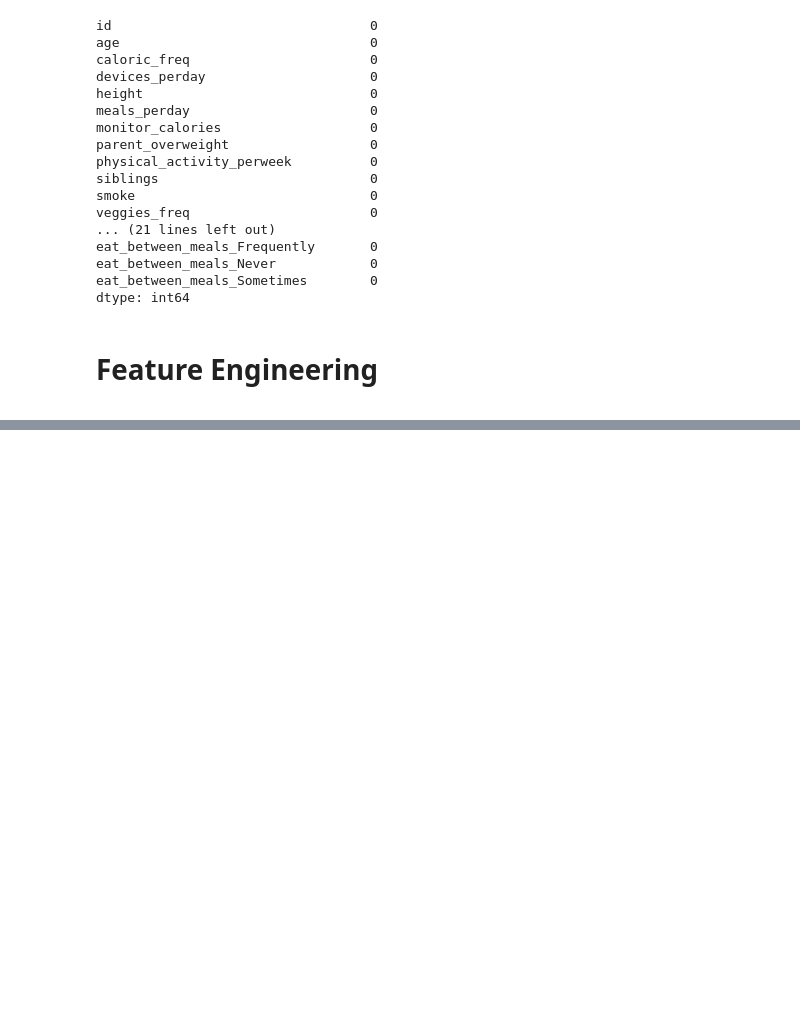
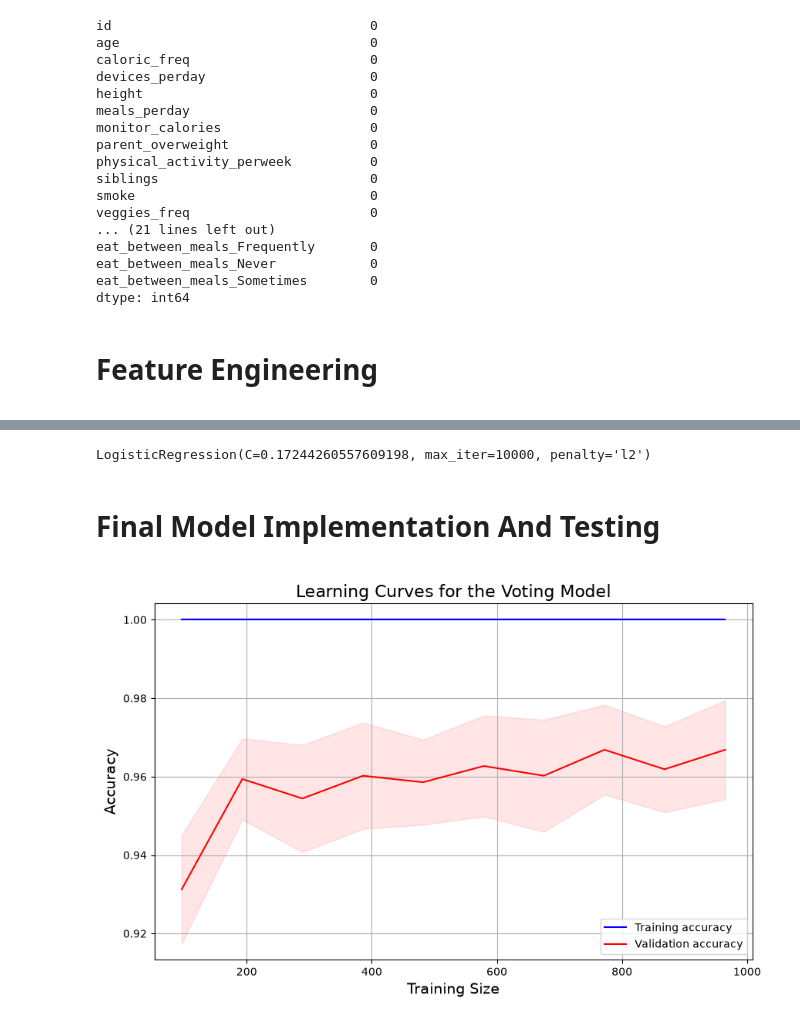
Before and after one commit to Imphatvn/Machine_learning_1, a Jupyter notebook: ML_1_CODE.ipynb, the cells around one changed output, grey strips where cells are left out. Saved outputs shown, nothing was run; the diff lists cells and outputs as text; code cells hidden in the pictures; blank space fills up the shorter version.

```diff
--- a/ML_1_CODE.ipynb
+++ b/ML_1_CODE.ipynb
@@ -437,0 +552,8 @@ Index(['id', 'age', 'caloric_freq', 'devices_perday', 'height', 'meals_perday',
+# %%
+# Recursive feature elimination to find desirable fearures
+
+rfe = RFE(estimator= model, n_features_to_select=30)
+rfe.fit(X_train, y_train)
+
+selected_fearures = X_train.columns[rfe.support_]
+print('Top 30 features:\n', selected_fearures)
@@ -437,0 +938,58 @@ Index(['id', 'age', 'caloric_freq', 'devices_perday', 'height', 'meals_perday',
+# %%
+lrmodel = LogisticRegression(
+    C=0.17244260557609198,
+    penalty='l2',
+    solver='lbfgs',
+    max_iter=10000
+)
+
+lrmodel.fit(X_train, y_train)
+# %% [output]
+LogisticRegression(C=0.17244260557609198, max_iter=10000, penalty='l2')
+# %% [markdown]
+<a class="anchor" id="">
+
+# Final Model Implementation And Testing
+
+</a>
+# %%
+# Establish and fit a voting model to combine the three models
+# Using weights skewed towards the random forest as it proved to be the best for performance
+
+voting_model = VotingClassifier(
+    estimators= [('rf', rfmodel),
+                 ('gb', gbmodel),
+                 ('lr', lrmodel)],
+                 voting='soft',
+                 weights=[2,1,1],
+                 n_jobs=-1
+)
+# %%
+# Learing curve used to see over/ underfitting and variance of our predictions
+
+train_sizes, train_scores, val_scores = learning_curve(voting_model,
+    X_train, y_train,
+    train_sizes=np.linspace(0.1, 1.0, 10),
+    cv=5, n_jobs=-1
+)
+
+train_mean = np.mean(train_scores, axis=1)
+train_std = np.std(train_scores, axis=1)
+val_mean = np.mean(val_scores, axis=1)
+val_std = np.std(val_scores, axis=1)
+
+plt.figure(figsize=(10, 6))
+plt.plot(train_sizes, train_mean, color='blue', label='Training accuracy')
+plt.plot(train_sizes, val_mean, color='red', label='Validation accuracy')
+
+plt.fill_between(train_sizes, train_mean - train_std, train_mean + train_std, color='blue', alpha=0.1)
+plt.fill_between(train_sizes, val_mean - val_std, val_mean + val_std, color='red', alpha=0.1)
+
+plt.title('Learning Curves for the Voting Model', fontsize=16)
+plt.xlabel('Training Size', fontsize=14)
+plt.ylabel('Accuracy', fontsize=14)
+plt.legend(loc='best')
+plt.grid(True)
+plt.show()
+# %% [output]
+[figure, added]
```
Also changed, not shown: parts of 31 cells of this notebook, 2 other files.
